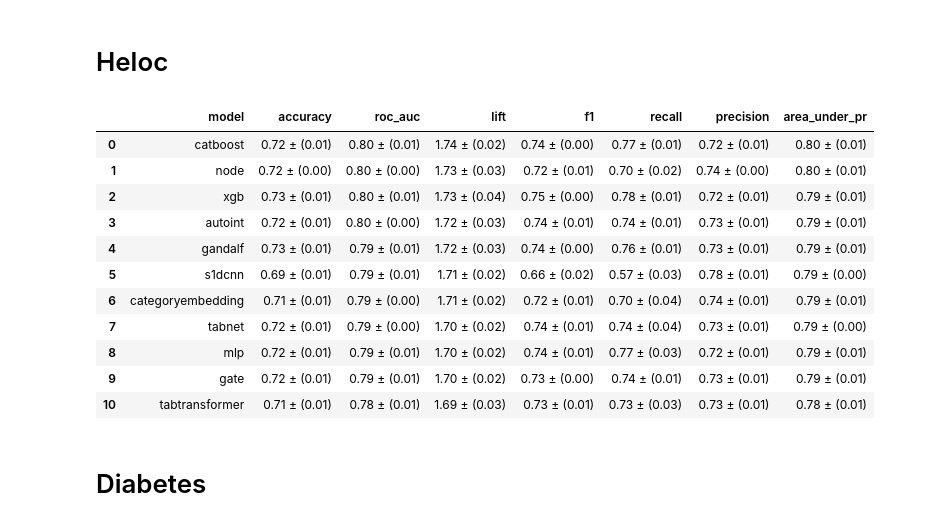
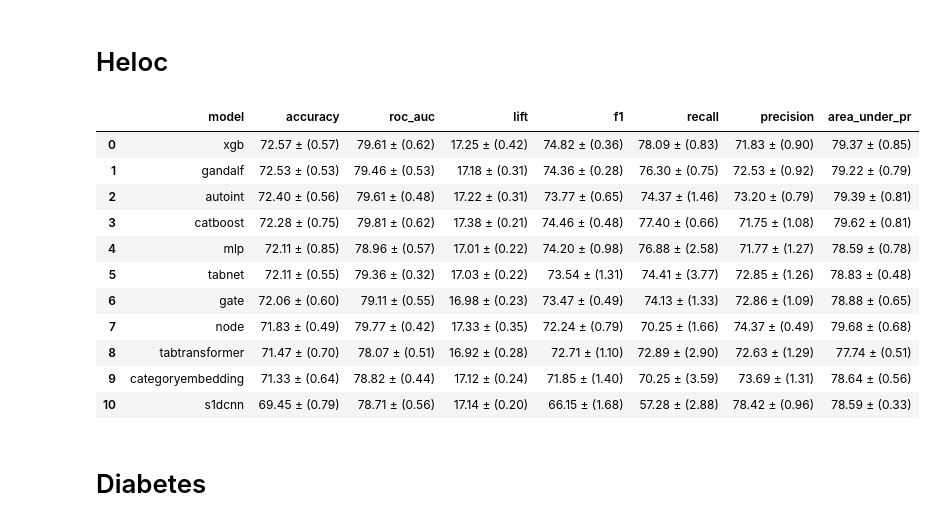
Before and after one commit to mdicio/AutoDeep, a Jupyter notebook: notebooks/ResultsExplorationBookFinal.ipynb, the cells around one changed output. Saved outputs shown, nothing was run; the diff lists cells and outputs as text; code cells hidden in the pictures.

```diff
--- a/notebooks/ResultsExplorationBookFinal.ipynb
+++ b/notebooks/ResultsExplorationBookFinal.ipynb
@@ -347,44 +392,50 @@ styled_df
 # %%
 display_cols = [
     "model",
     "accuracy",
     "roc_auc",
     "lift",
     "f1",
     "recall",
     "precision",
     "area_under_pr",
 ]
 metric_cols = [
     "accuracy",
     "roc_auc",
     "lift",
     "f1",
     "recall",
     "precision",
     "area_under_pr",
 ]
+
+metric = "accuracy"
 dataset_name = "heloc"
+
 df = make_results_table(
-    best_df, dataset_name, display_cols, metric_cols, image_name=dataset_name, image_folder = folder, dpi=1200
+    best_df, dataset_name, display_cols, metric_cols, precision = 2,  image_name=dataset_name, image_folder = folder, dpi=1200
 )
+
+
+df = df.sort_values(metric, ascending=False).reset_index(drop = True)
 # Apply the styling function to the specified columns
 styled_df = df.style.apply(highlight_max_row, subset=metric_cols, axis=0)
 dfi.export(styled_df, f"./tables/{folder}/df_styled_{dataset_name}.png", dpi=400)
 styled_df
 # %% [output]
 |  | model | accuracy | roc_auc | lift | f1 | recall | precision | area_under_pr |
-| 0 | catboost | 0.72 ± (0.01) | 0.80 ± (0.01) | 1.74 ± (0.02) | 0.74 ± (0.00) | 0.77 ± (0.01) | 0.72 ± (0.01) | 0.80 ± (0.01) |
-| 1 | node | 0.72 ± (0.00) | 0.80 ± (0.00) | 1.73 ± (0.03) | 0.72 ± (0.01) | 0.70 ± (0.02) | 0.74 ± (0.00) | 0.80 ± (0.01) |
-| 2 | xgb | 0.73 ± (0.01) | 0.80 ± (0.01) | 1.73 ± (0.04) | 0.75 ± (0.00) | 0.78 ± (0.01) | 0.72 ± (0.01) | 0.79 ± (0.01) |
-| 3 | autoint | 0.72 ± (0.01) | 0.80 ± (0.00) | 1.72 ± (0.03) | 0.74 ± (0.01) | 0.74 ± (0.01) | 0.73 ± (0.01) | 0.79 ± (0.01) |
-| 4 | gandalf | 0.73 ± (0.01) | 0.79 ± (0.01) | 1.72 ± (0.03) | 0.74 ± (0.00) | 0.76 ± (0.01) | 0.73 ± (0.01) | 0.79 ± (0.01) |
-| 5 | s1dcnn | 0.69 ± (0.01) | 0.79 ± (0.01) | 1.71 ± (0.02) | 0.66 ± (0.02) | 0.57 ± (0.03) | 0.78 ± (0.01) | 0.79 ± (0.00) |
-| 6 | categoryembedding | 0.71 ± (0.01) | 0.79 ± (0.00) | 1.71 ± (0.02) | 0.72 ± (0.01) | 0.70 ± (0.04) | 0.74 ± (0.01) | 0.79 ± (0.01) |
-| 7 | tabnet | 0.72 ± (0.01) | 0.79 ± (0.00) | 1.70 ± (0.02) | 0.74 ± (0.01) | 0.74 ± (0.04) | 0.73 ± (0.01) | 0.79 ± (0.00) |
-| 8 | mlp | 0.72 ± (0.01) | 0.79 ± (0.01) | 1.70 ± (0.02) | 0.74 ± (0.01) | 0.77 ± (0.03) | 0.72 ± (0.01) | 0.79 ± (0.01) |
-| 9 | gate | 0.72 ± (0.01) | 0.79 ± (0.01) | 1.70 ± (0.02) | 0.73 ± (0.00) | 0.74 ± (0.01) | 0.73 ± (0.01) | 0.79 ± (0.01) |
-| 10 | tabtransformer | 0.71 ± (0.01) | 0.78 ± (0.01) | 1.69 ± (0.03) | 0.73 ± (0.01) | 0.73 ± (0.03) | 0.73 ± (0.01) | 0.78 ± (0.01) |
+| 0 | xgb | 72.57 ± (0.57) | 79.61 ± (0.62) | 17.25 ± (0.42) | 74.82 ± (0.36) | 78.09 ± (0.83) | 71.83 ± (0.90) | 79.37 ± (0.85) |
+| 1 | gandalf | 72.53 ± (0.53) | 79.46 ± (0.53) | 17.18 ± (0.31) | 74.36 ± (0.28) | 76.30 ± (0.75) | 72.53 ± (0.92) | 79.22 ± (0.79) |
+| 2 | autoint | 72.40 ± (0.56) | 79.61 ± (0.48) | 17.22 ± (0.31) | 73.77 ± (0.65) | 74.37 ± (1.46) | 73.20 ± (0.79) | 79.39 ± (0.81) |
+| 3 | catboost | 72.28 ± (0.75) | 79.81 ± (0.62) | 17.38 ± (0.21) | 74.46 ± (0.48) | 77.40 ± (0.66) | 71.75 ± (1.08) | 79.62 ± (0.81) |
+| 4 | mlp | 72.11 ± (0.85) | 78.96 ± (0.57) | 17.01 ± (0.22) | 74.20 ± (0.98) | 76.88 ± (2.58) | 71.77 ± (1.27) | 78.59 ± (0.78) |
+| 5 | tabnet | 72.11 ± (0.55) | 79.36 ± (0.32) | 17.03 ± (0.22) | 73.54 ± (1.31) | 74.41 ± (3.77) | 72.85 ± (1.26) | 78.83 ± (0.48) |
+| 6 | gate | 72.06 ± (0.60) | 79.11 ± (0.55) | 16.98 ± (0.23) | 73.47 ± (0.49) | 74.13 ± (1.33) | 72.86 ± (1.09) | 78.88 ± (0.65) |
+| 7 | node | 71.83 ± (0.49) | 79.77 ± (0.42) | 17.33 ± (0.35) | 72.24 ± (0.79) | 70.25 ± (1.66) | 74.37 ± (0.49) | 79.68 ± (0.68) |
+| 8 | tabtransformer | 71.47 ± (0.70) | 78.07 ± (0.51) | 16.92 ± (0.28) | 72.71 ± (1.10) | 72.89 ± (2.90) | 72.63 ± (1.29) | 77.74 ± (0.51) |
+| 9 | categoryembedding | 71.33 ± (0.64) | 78.82 ± (0.44) | 17.12 ± (0.24) | 71.85 ± (1.40) | 70.25 ± (3.59) | 73.69 ± (1.31) | 78.64 ± (0.56) |
+| 10 | s1dcnn | 69.45 ± (0.79) | 78.71 ± (0.56) | 17.14 ± (0.20) | 66.15 ± (1.68) | 57.28 ± (2.88) | 78.42 ± (0.96) | 78.59 ± (0.33) |
 # %% [markdown]
 # Diabetes
 # %%
```
Also changed, not shown: parts of 17 cells of this notebook, 32 other files.
